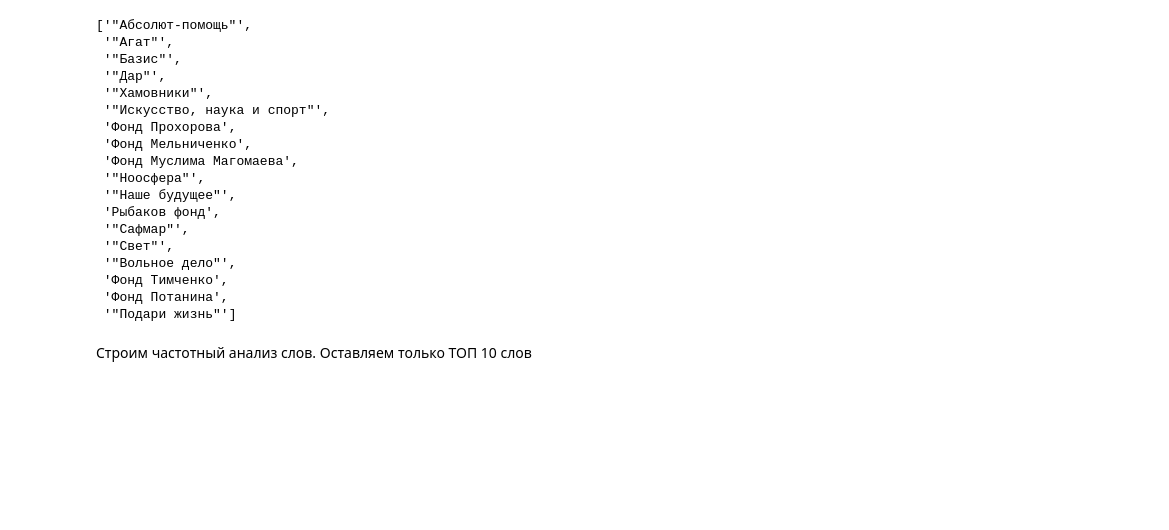
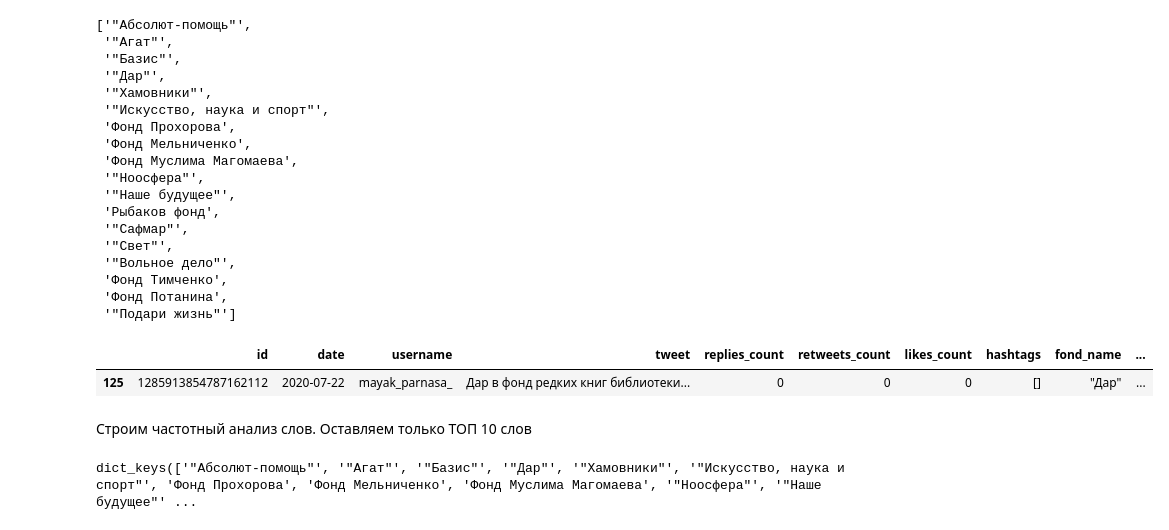
Before and after one commit to RuslanAvtobot/IT_volonteer, a Jupyter notebook: word_analize_final.ipynb, the cells around one changed output. Saved outputs shown, nothing was run; the diff lists cells and outputs as text; code cells hidden in the pictures; blank space fills up the shorter version.

```diff
--- a/word_analize_final.ipynb
+++ b/word_analize_final.ipynb
@@ -216,6 +212,11 @@ fonds
  'Фонд Тимченко',
  'Фонд Потанина',
  '"Подари жизнь"']
+# %%
+df.sample()
+# %% [output]
+|  | id | date | username | tweet | replies_count | retweets_count | likes_count | hashtags | fond_name | ... |
+| 125 | 1285913854787162112 | 2020-07-22 | mayak_parnasa_ | Дар в фонд редких книг библиотеки... | 0 | 0 | 0 | [] | "Дар" | ... |
 # %% [markdown]
 Строим частотный анализ слов. Оставляем только ТОП 10 слов
 # %%
@@ -230,3 +236,7 @@ for j in tqdm(fonds):
+# %%
+fond_words_voc['Нейтральный твит'].keys()
+# %% [output]
+dict_keys(['"Абсолют-помощь"', '"Агат"', '"Базис"', '"Дар"', '"Хамовники"', '"Искусство, наука и спорт"', 'Фонд Прохорова', 'Фонд Мельниченко', 'Фонд Муслима Магомаева', '"Ноосфера"', '"Наше будущее"' ...
 # %%
 from nltk.probability import FreqDist
 # %%
```
Also changed, not shown: parts of 30 cells of this notebook.
